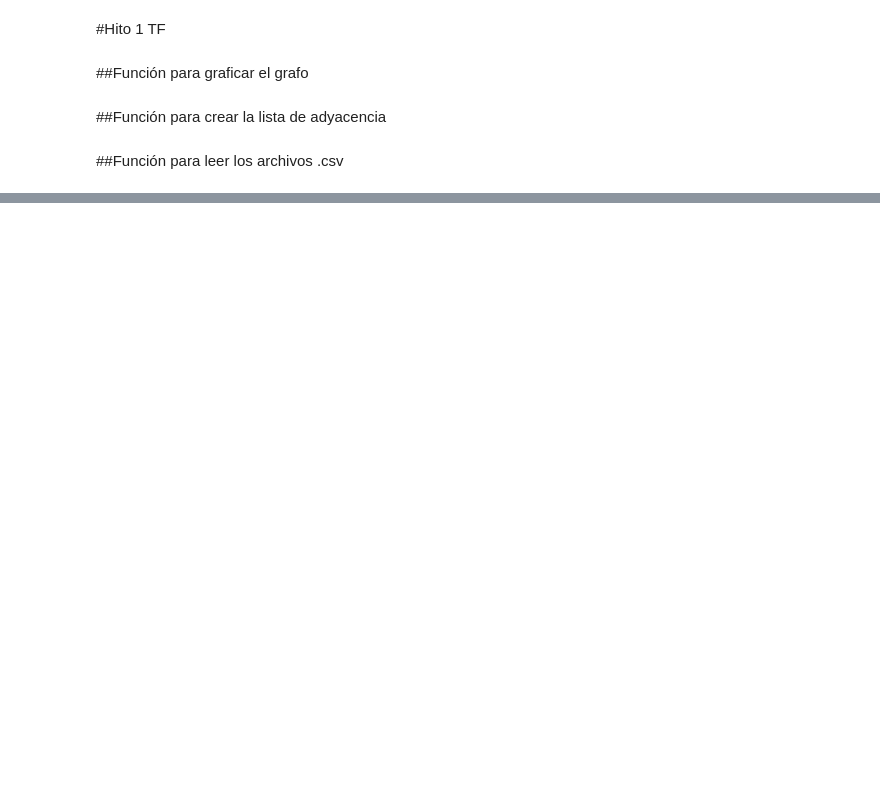
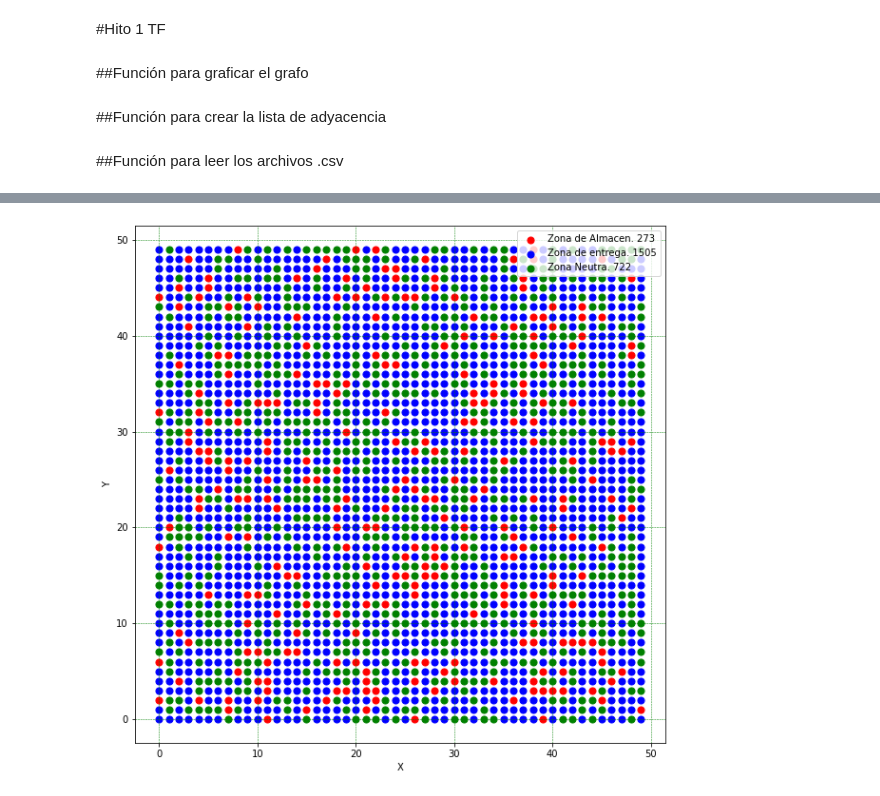
Before and after one commit to lmsupc/wv71_tf_201617515_201816689, a Jupyter notebook: create_graph.ipynb, the cells around one changed output, grey strips where cells are left out. Drawn from its saved outputs; the diff is of its cells as text; code cells hidden in the pictures; blank space fills up the shorter version.

```diff
--- a/create_graph.ipynb
+++ b/create_graph.ipynb
@@ -132,0 +146,4 @@ almacenes.csv.1     100%[===================>]     512  --.-KB/s    in 0s
+# %%
+cuadras = 20
+L = createAdjacencyList(cuadras)
+print(L)
@@ -132,0 +154,5 @@ almacenes.csv.1     100%[===================>]     512  --.-KB/s    in 0s
+# %%
+labs = []
+for x in range((cuadras + 1)**2):
+  labs.append(str(x))
+adjlShow(L, cuadras+1, almacenes, puntosEntrega, labels=labs)
@@ -132,0 +163,76 @@ almacenes.csv.1     100%[===================>]     512  --.-KB/s    in 0s
+# %%
+global str
+from random import randint
+import matplotlib.pyplot as plt
+import numpy as np
+
+# Generate Data
+l = 50
+maxCantAlmacen = 1500
+puntosAlmacen = []
+puntosEntrega = []
+puntosNeutros = []
+for x in range(0, l):
+  for y in range(0, l):
+    ran = np.random.randint(0,10)
+    if ran == 0:
+      pointA = (x-1, y)
+      pointB = (x, y-1)
+      pointC = (x-1, y-1)
+      pointD = (x+1, y-1)
+      if pointA in puntosAlmacen or pointB in puntosAlmacen or pointC in puntosAlmacen or pointD in puntosAlmacen:
+        if len(puntosAlmacen) <= maxCantAlmacen:
+          puntosAlmacen.append((x, y))
+        else:
+          puntosEntrega.append((x, y))
+      else:
+        if len(puntosAlmacen) <= maxCantAlmacen:
+          puntosAlmacen.append((x, y))
+        else:
+          puntosEntrega.append((x, y))
+    elif ran == 1:
+      puntosEntrega.append((x, y))
+    elif ran == 2:
+      puntosEntrega.append((x, y))
+    elif ran == 3:
+      puntosEntrega.append((x, y))
+    elif ran == 4:
+      puntosEntrega.append((x, y))
+    elif ran == 5:
+      puntosEntrega.append((x, y))
+    elif ran == 6:
+      puntosEntrega.append((x, y))
+    elif ran == 7:
+      puntosNeutros.append((x, y))
+    elif ran == 8:
+      puntosNeutros.append((x, y))
+    elif ran == 9:
+      puntosNeutros.append((x, y))
+
+# Print data in console
+print("Puntos de Almacenes:" + str(puntosAlmacen))
+print("Puntos de Entrega:" + str(puntosEntrega))
+
+# Export data
+np.savetxt("almacenes.csv", puntosAlmacen, fmt='%i', delimiter=",")
+np.savetxt("puntos_entrega.csv", puntosEntrega,fmt='%i', delimiter=",")
+
+# Data for plot
+plt.figure(figsize=(10,10))
+pxDistr = list(map(lambda x: x[0], puntosAlmacen))
+pyDistr = list(map(lambda x: x[1], puntosAlmacen))
+pxEntre = list(map(lambda x: x[0], puntosEntrega))
+pyEntre = list(map(lambda x: x[1], puntosEntrega))
+pxNeutro = list(map(lambda x: x[0], puntosNeutros))
+pyNeutro = list(map(lambda x: x[1], puntosNeutros))
+# Setup UI
+plt.scatter(pxDistr,pyDistr,s=50,color="red",label="Zona de Almacen. " + str(len(puntosAlmacen)))
+plt.scatter(pxEntre,pyEntre,s=50,color="blue", label="Zona de entrega. " + str(len(puntosEntrega)))
+plt.scatter(pxNeutro,pyNeutro,s=50,color="green", label="Zona Neutra. " + str(len(puntosNeutros)))
+plt.xlabel("X")
+plt.ylabel("Y")
+plt.grid(color = 'green', linestyle = '--', linewidth = 0.5)
+plt.legend()
+# Show
+plt.show()
+# %% [output]
@@ -132,0 +241 @@ almacenes.csv.1     100%[===================>]     512  --.-KB/s    in 0s
+[figure, added]
```
Also changed, not shown: parts of 7 cells of this notebook.
